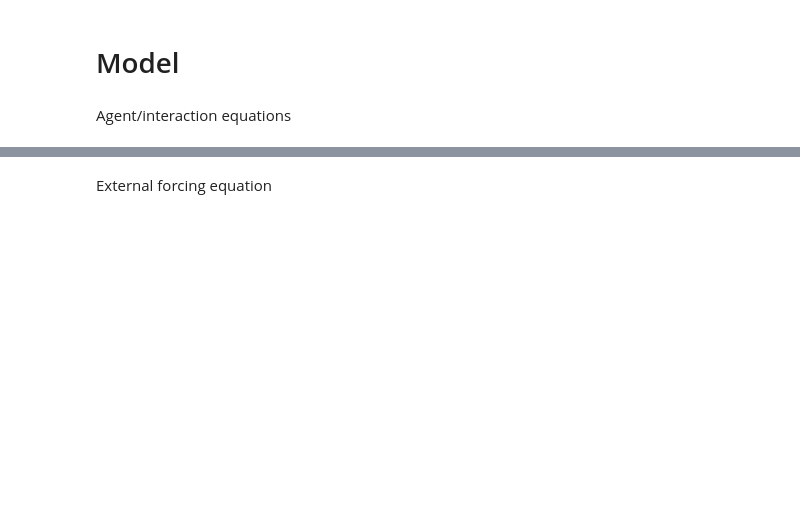
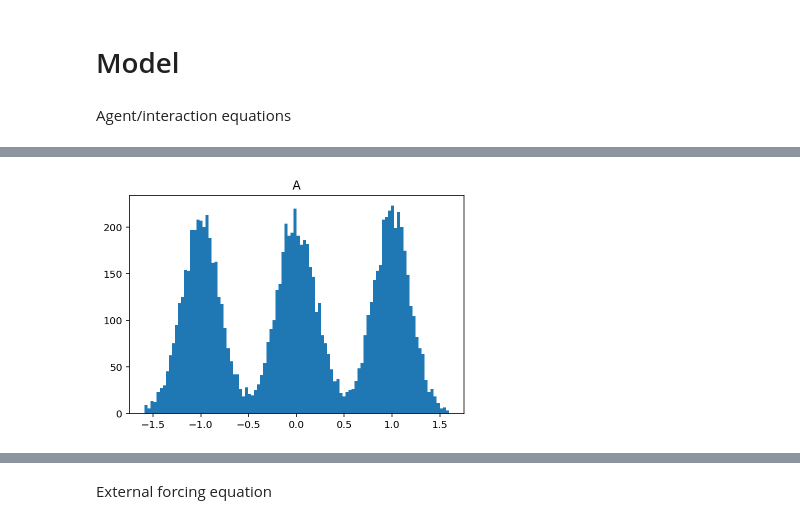
Before and after one commit to Hudsonnc/SIOC216B, a Jupyter notebook: Agent based model/Reorganized vibes model.ipynb, the cells around one changed output, grey strips where cells are left out. Saved outputs shown, nothing was run; the diff lists cells and outputs as text; code cells hidden in the pictures; blank space fills up the shorter version.

```diff
--- a/Agent based model/Reorganized vibes model.ipynb
+++ b/Agent based model/Reorganized vibes model.ipynb
@@ -23,0 +83,5 @@ Agent/interaction equations
+# %%
+histA = plt.hist(genA(10000), bins = 100)
+titleA = plt.title('A')
+# %% [output]
+[figure, added]
```
Also changed, not shown: parts of 43 cells of this notebook, 5 other files.
